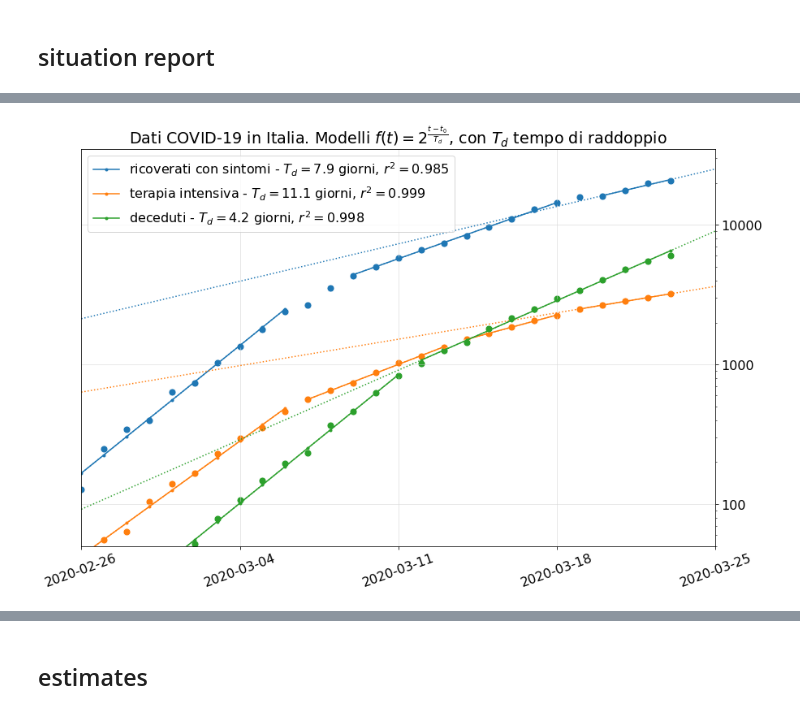
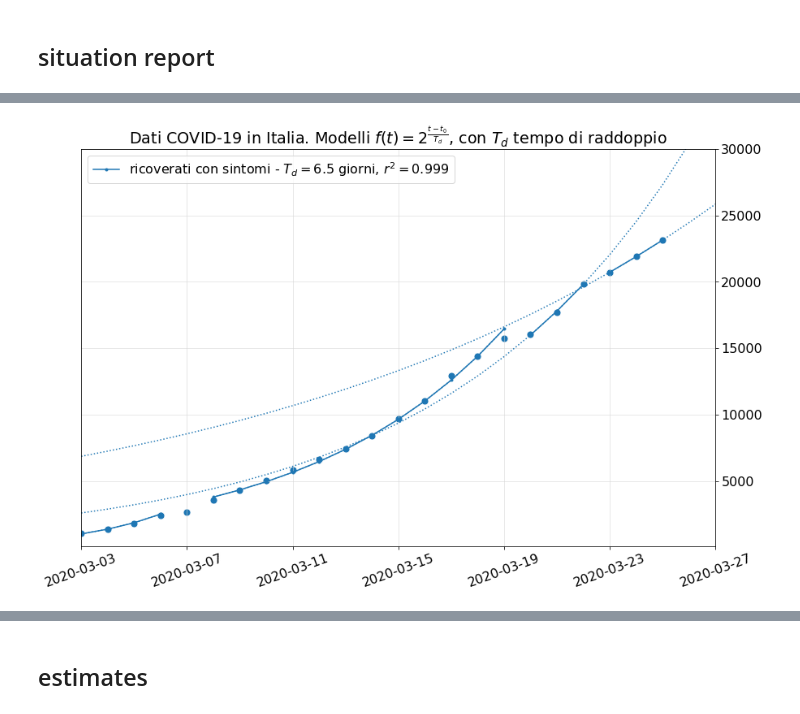
Before and after one commit to alexamici/covid-19-notebooks, a Jupyter notebook: notebooks/italy-situation-report.ipynb, the cells around one changed output, grey strips where cells are left out. Saved outputs shown, nothing was run; the diff lists cells and outputs as text; code cells hidden in the pictures.

```diff
--- a/notebooks/italy-situation-report.ipynb
+++ b/notebooks/italy-situation-report.ipynb
@@ -12,11 +12,14 @@ warnings.filterwarnings('ignore')
 import matplotlib.pyplot as plt
 plt.rcParams['figure.figsize'] = (14, 9)
 plt.rcParams['font.size'] = 16
+import numpy as np
 import pandas as pd
 import seaborn as sns
 # sns.set_style('whitegrid')
 
 import covid19
+
+PALETTE = sns.color_palette()
 # %% [markdown]
 ## data
 # %%
@@ -42,8 +45,8 @@ data_italy.tail()
 ## situation report
 # %%
 START_FIT = '2020-02-23'
-STOP_FIT = '2020-03-23'
-EXTRAPOLTATE = ('2020-02-26', '2020-03-25')
+STOP_FIT = '2020-03-25'
+EXTRAPOLATE = (np.datetime64('2020-03-03'), np.datetime64('2020-03-27'))
 # %%
 fits = {}
 fits['dimessi_guariti'] = covid19.fit.ExponentialFit.from_frame('dimessi_guariti', data_italy, start='2020-03-08', stop=STOP_FIT)
@@ -51,12 +54,15 @@ fits['totale_casi_1'] = covid19.fit.ExponentialFit.from_frame('totale_casi', dat
 fits['totale_casi'] = covid19.fit.ExponentialFit.from_frame('totale_casi', data_italy, start='2020-03-01', stop='2020-03-09')
 
 fits['ricoverati_con_sintomi_1'] = covid19.fit.ExponentialFit.from_frame('ricoverati_con_sintomi', data_italy, start=START_FIT, stop='2020-03-06')
-fits['ricoverati_con_sintomi_2'] = covid19.fit.ExponentialFit.from_frame('ricoverati_con_sintomi', data_italy, start='2020-03-09', stop='2020-03-18')
+fits['ricoverati_con_sintomi_2'] = covid19.fit.ExponentialFit.from_frame('ricoverati_con_sintomi', data_italy, start='2020-03-08', stop='2020-03-19')
+fits['ricoverati_con_sintomi_3'] = covid19.fit.ExponentialFit.from_frame('ricoverati_con_sintomi', data_italy, start='2020-03-20', stop='2020-03-22')
 fits['terapia_intensiva_1'] = covid19.fit.ExponentialFit.from_frame('terapia_intensiva', data_italy, start=START_FIT, stop='2020-03-06')
 fits['terapia_intensiva_2'] = covid19.fit.ExponentialFit.from_frame('terapia_intensiva', data_italy, start='2020-03-07', stop='2020-03-13')
 fits['terapia_intensiva_3'] = covid19.fit.ExponentialFit.from_frame('terapia_intensiva', data_italy, start='2020-03-14', stop='2020-03-18')
+fits['terapia_intensiva_4'] = covid19.fit.ExponentialFit.from_frame('terapia_intensiva', data_italy, start='2020-03-19', stop='2020-03-24')
 fits['deceduti_1'] = covid19.fit.ExponentialFit.from_frame('deceduti', data_italy, start=START_FIT, stop='2020-03-11')
+fits['deceduti_2'] = covid19.fit.ExponentialFit.from_frame('deceduti', data_italy, start='2020-03-12', stop='2020-03-21')
 
-fits['ricoverati_con_sintomi'] = covid19.fit.ExponentialFit.from_frame('ricoverati_con_sintomi', data_italy, start='2020-03-20', stop=STOP_FIT)
-fits['terapia_intensiva'] = covid19.fit.ExponentialFit.from_frame('terapia_intensiva', data_italy, start='2020-03-19', stop=STOP_FIT)
-fits['deceduti'] = covid19.fit.ExponentialFit.from_frame('deceduti', data_italy, start='2020-03-12', stop=STOP_FIT)
+fits['ricoverati_con_sintomi'] = covid19.fit.ExponentialFit.from_frame('ricoverati_con_sintomi', data_italy, start='2020-03-23', stop=STOP_FIT)
+fits['terapia_intensiva'] = covid19.fit.ExponentialFit.from_frame('terapia_intensiva', data_italy, start='2020-03-25', stop=STOP_FIT)
+fits['deceduti'] = covid19.fit.ExponentialFit.from_frame('deceduti', data_italy, start='2020-03-22', stop=STOP_FIT)
@@ -63,20 +99,23 @@ fits['deceduti'] = covid19.fit.ExponentialFit.from_frame('deceduti', data_italy,
 # %%
-_, ax = plt.subplots(subplot_kw={'yscale': 'log', 'ylim': (50, 35000)})
-# _ = covid19.plot.add_events(ax, linestyle=':', offset=11, color='grey')
+_, ax = plt.subplots(subplot_kw={'yscale': 'linear', 'ylim': (80, 30000)})
+# _ = covid19.plot.add_events(ax, linestyle=':', offset=17, color='grey')
 
 covid19.plot.plot_fit(ax, fits['ricoverati_con_sintomi_1'], color=sns.color_palette()[0])
 covid19.plot.plot_fit(ax, fits['ricoverati_con_sintomi_2'], color=sns.color_palette()[0])
-covid19.plot.plot_fit(ax, fits['terapia_intensiva_1'], color=sns.color_palette()[1])
-covid19.plot.plot_fit(ax, fits['terapia_intensiva_2'], color=sns.color_palette()[1])
-covid19.plot.plot_fit(ax, fits['terapia_intensiva_3'], color=sns.color_palette()[1])
-covid19.plot.plot_fit(ax, fits['deceduti_1'], color=sns.color_palette()[2])
-for kind, color in zip(['ricoverati_con_sintomi', 'terapia_intensiva', 'deceduti'], sns.color_palette()):
-    covid19.plot.plot(ax, data_italy[kind], fits[kind], label=kind.replace('_', ' '), extrapolate=EXTRAPOLTATE, color=color, date_interval=7)
+covid19.plot.plot_fit(ax, fits['ricoverati_con_sintomi_3'], label='ricoverati con sintomi', extrapolate=EXTRAPOLATE, color=sns.color_palette()[0])
+#covid19.plot.plot_fit(ax, fits['terapia_intensiva_1'], color=sns.color_palette()[1])
+#covid19.plot.plot_fit(ax, fits['terapia_intensiva_2'], color=sns.color_palette()[1])
+#covid19.plot.plot_fit(ax, fits['terapia_intensiva_3'], color=sns.color_palette()[1])
+#covid19.plot.plot_fit(ax, fits['deceduti_1'], color=sns.color_palette()[1])
+#covid19.plot.plot_fit(ax, fits['deceduti_2'], color=sns.color_palette()[1])
+for kind, color in zip(['ricoverati_con_sintomi'], sns.color_palette()):
+    covid19.plot.plot(ax, data_italy[kind], fits[kind], extrapolate=EXTRAPOLATE, color=color, date_interval=4)
 
 _ = ax.set(title=r'Dati COVID-19 in Italia. Modelli $f(t) = 2 ^ \frac{t - t_0}{T_d}$, con $T_d$ tempo di raddoppio')
 _ = ax.yaxis.grid(color='lightgrey', linewidth=0.5)
 _ = ax.xaxis.grid(color='lightgrey', linewidth=0.5)
 _ = ax.yaxis.tick_right()
+_ = ax.set(xlim=EXTRAPOLATE)
 _ = ax.legend(loc='upper left')
 # %% [output]
-[figure, old version]
+[figure, new version]
```
Also changed, not shown: parts of 8 cells of this notebook.
